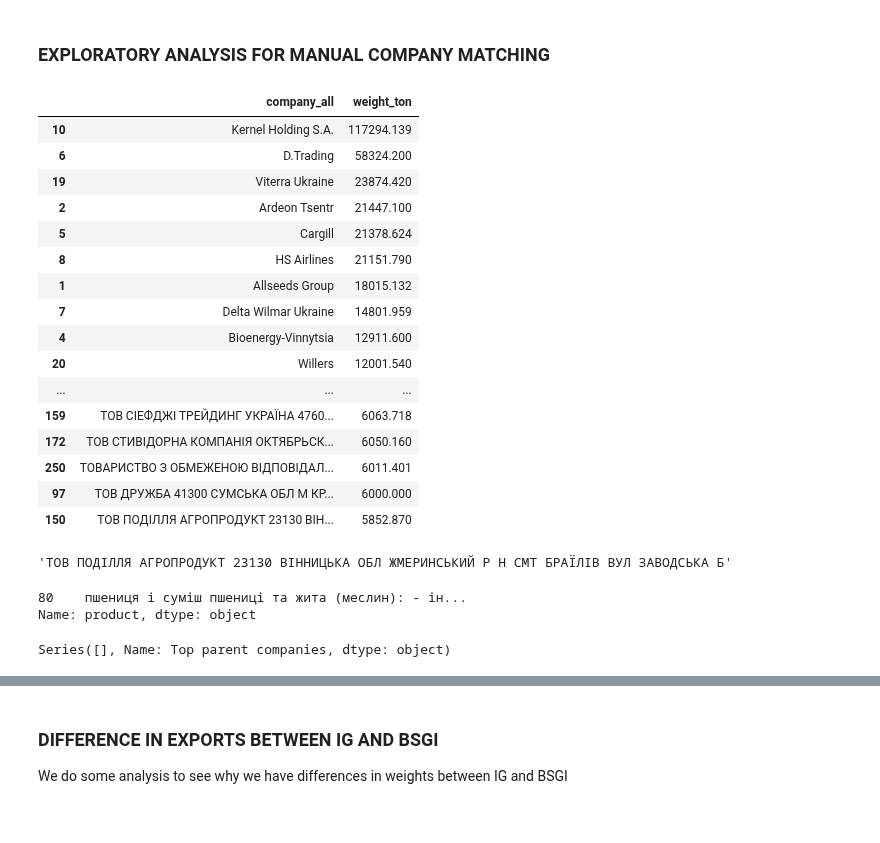
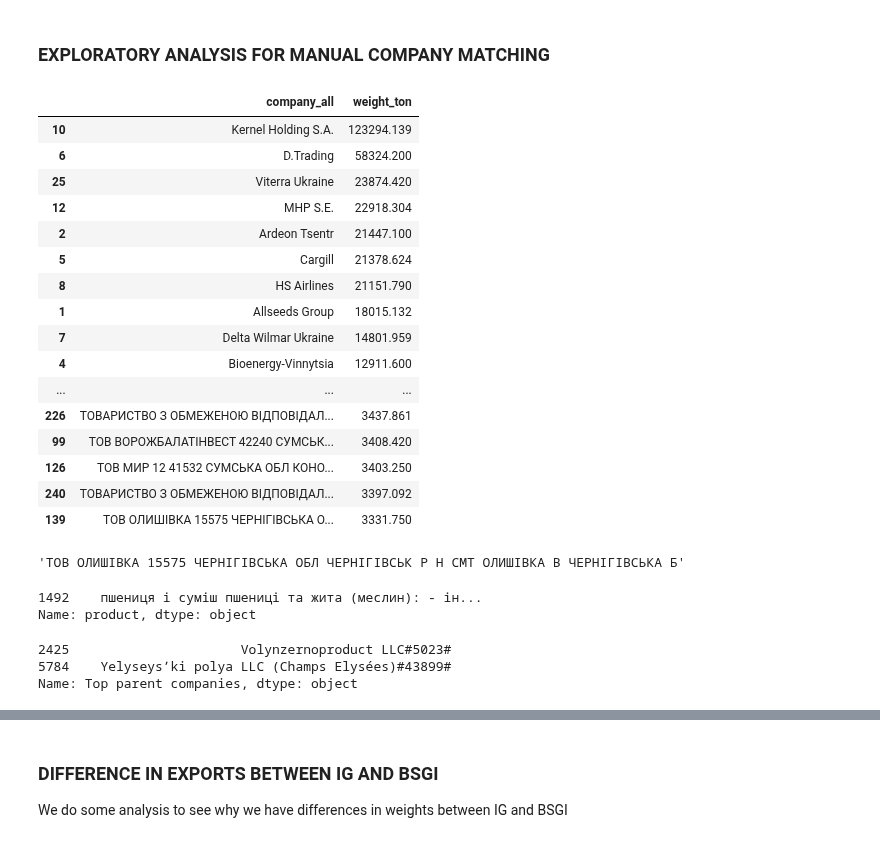
Before and after one commit to uchicago-dsi/oakland-institute-ukraine, a Jupyter notebook: notebooks/exports_oct22.ipynb, the cells around one changed output, grey strips where cells are left out. Cells and saved outputs as stored; diff of their text form; code cells hidden in the pictures.

```diff
--- a/notebooks/exports_oct22.ipynb
+++ b/notebooks/exports_oct22.ipynb
@@ -579,38 +584,40 @@ ig_all_translate
 ### EXPLORATORY ANALYSIS FOR MANUAL COMPANY MATCHING
 # %%
 tempo = cargo_grouping(ig_c, ["company_all"], ["weight_ton"], ["weight_ton"], True, {"weight_ton": "sum"})
-tempo.sort_values(by=["weight_ton"], ascending=False)[:30]
+tempo.sort_values(by=["weight_ton"], ascending=False)[:40]
 # %% [output]
 |  | company_all | weight_ton |
-| 10 | Kernel Holding S.A. | 117294.139 |
+| 10 | Kernel Holding S.A. | 123294.139 |
 | 6 | D.Trading | 58324.200 |
-| 19 | Viterra Ukraine | 23874.420 |
+| 25 | Viterra Ukraine | 23874.420 |
+| 12 | MHP S.E. | 22918.304 |
 | 2 | Ardeon Tsentr | 21447.100 |
 | 5 | Cargill | 21378.624 |
 | 8 | HS Airlines | 21151.790 |
 | 1 | Allseeds Group | 18015.132 |
 | 7 | Delta Wilmar Ukraine | 14801.959 |
 | 4 | Bioenergy-Vinnytsia | 12911.600 |
-| 20 | Willers | 12001.540 |
 | ... | ... | ... |
-| 159 | ТОВ СІЕФДЖІ ТРЕЙДИНГ УКРАЇНА 4760... | 6063.718 |
-| 172 | ТОВ СТИВІДОРНА КОМПАНІЯ ОКТЯБРЬСК... | 6050.160 |
-| 250 | ТОВАРИСТВО З ОБМЕЖЕНОЮ ВІДПОВІДАЛ... | 6011.401 |
-| 97 | ТОВ ДРУЖБА 41300 СУМСЬКА ОБЛ М КР... | 6000.000 |
-| 150 | ТОВ ПОДІЛЛЯ АГРОПРОДУКТ 23130 ВІН... | 5852.870 |
+| 226 | ТОВАРИСТВО З ОБМЕЖЕНОЮ ВІДПОВІДАЛ... | 3437.861 |
+| 99 | ТОВ ВОРОЖБАЛАТІНВЕСТ 42240 СУМСЬК... | 3408.420 |
+| 126 | ТОВ МИР 12 41532 СУМСЬКА ОБЛ КОНО... | 3403.250 |
+| 240 | ТОВАРИСТВО З ОБМЕЖЕНОЮ ВІДПОВІДАЛ... | 3397.092 |
+| 139 | ТОВ ОЛИШІВКА 15575 ЧЕРНІГІВСЬКА О... | 3331.750 |
 # %%
-tempo.loc[150]["company_all"]
+tempo.loc[139]["company_all"]
 # %% [output]
-'ТОВ ПОДІЛЛЯ АГРОПРОДУКТ 23130 ВІННИЦЬКА ОБЛ ЖМЕРИНСЬКИЙ Р Н СМТ БРАЇЛІВ ВУЛ ЗАВОДСЬКА Б'
+'ТОВ ОЛИШІВКА 15575 ЧЕРНІГІВСЬКА ОБЛ ЧЕРНІГІВСЬК Р Н СМТ ОЛИШІВКА В ЧЕРНІГІВСЬКА Б'
-# %%
-ig_c[ig_c["shipper"] == 'ТОВ КОРСУНЬ ШЕВЧЕНКІВСЬКЕ ХЛІБОПРИЙМАЛЬНЕ ПІДПРИЄМСТВО 19402 ЧЕРКАСЬКА ОБЛ М КОРСУНЬ ШЕВЧ ЕНКІВСЬКИЙ ПРОВ ПРОМИСЛОВИЙ БУД 6']["product"]
-# %% [output]
-80    пшениця і суміш пшениці та жита (меслин): - ін...
-Name: product, dtype: object
+# %%
+ig_c[ig_c["shipper"] == 'ТОВ ОЛИШІВКА 15575 ЧЕРНІГІВСЬКА ОБЛ ЧЕРНІГІВСЬК Р Н СМТ ОЛИШІВКА В ЧЕРНІГІВСЬКА Б']["product"]
+# %% [output]
+1492    пшениця і суміш пшениці та жита (меслин): - ін...
+Name: product, dtype: object
 # %%
-deals_c[deals_c["Top parent companies"].str.lower().str.contains("continental")]["Top parent companies"]
+deals_c[deals_c["Top parent companies"].str.lower().str.contains("oly")]["Top parent companies"]
 # %% [output]
-Series([], Name: Top parent companies, dtype: object)
+2425                      Volynzernoproduct LLC#5023#
+5784    Yelyseysʹki polya LLC (Champs Elysées)#43899#
+Name: Top parent companies, dtype: object
 # %%
 sorted(deals_c["Top parent companies"].unique())
 # %% [output]
```
Also changed, not shown: parts of 12 cells of this notebook.
